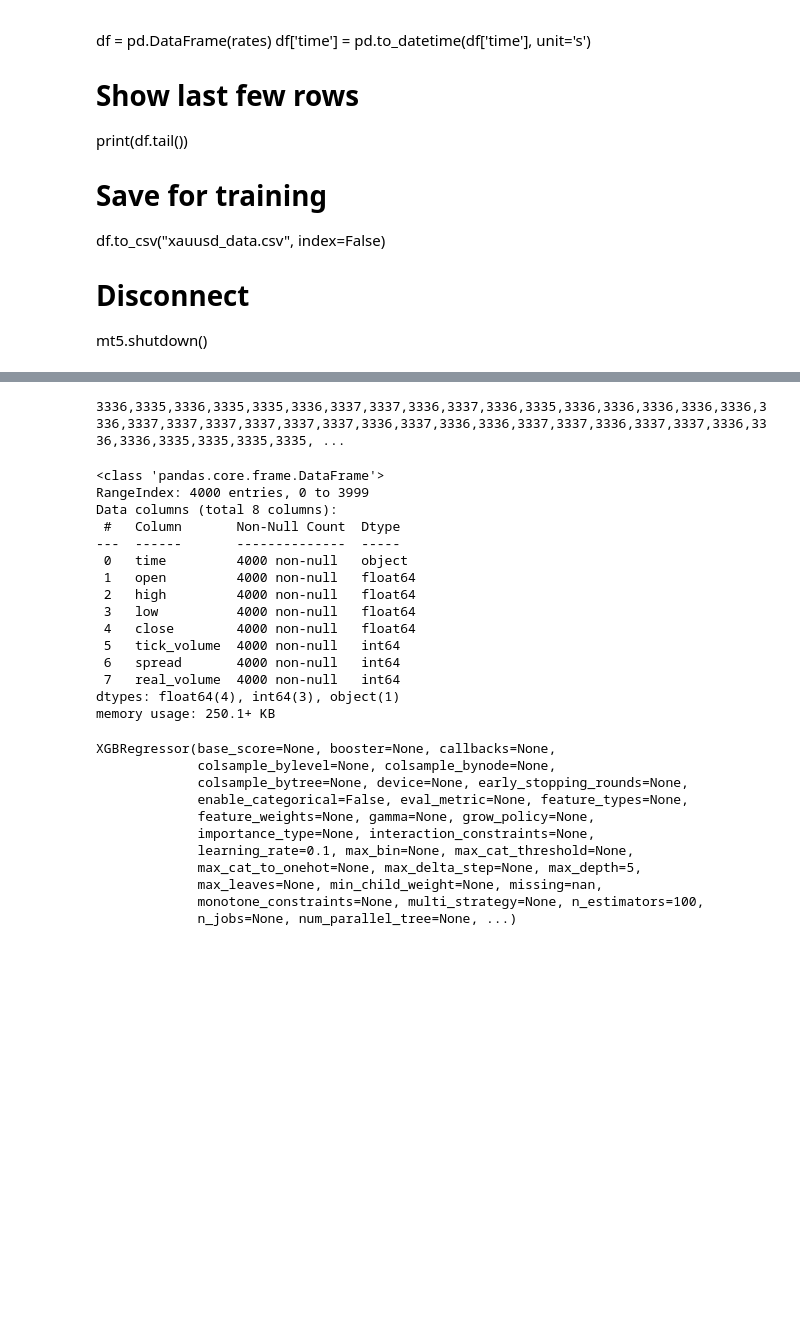
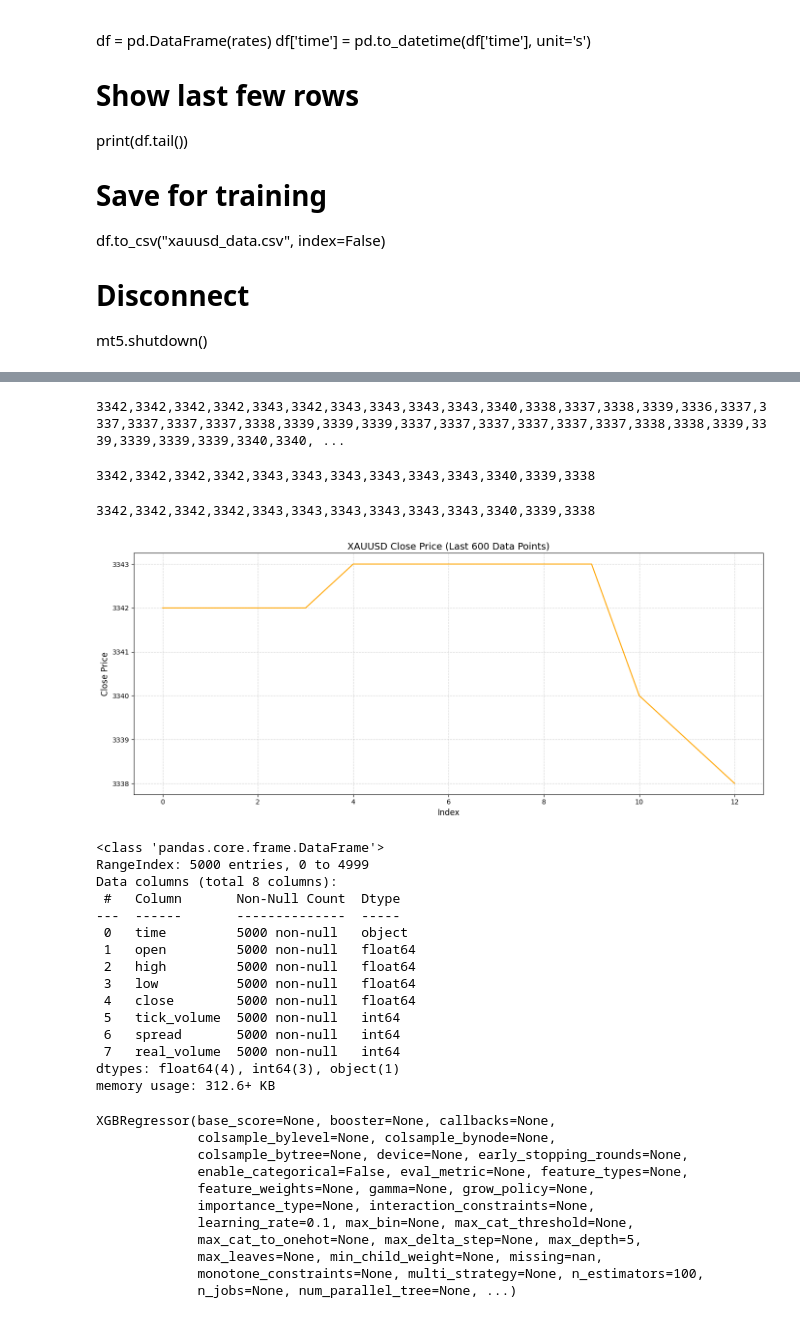
Before and after one commit to romeofx/Usdaud_forecast, a Jupyter notebook: xauusd_train.ipynb, the cells around one changed output, grey strips where cells are left out. Cells and saved outputs as stored; diff of their text form; code cells hidden in the pictures; blank space fills up the shorter version.

```diff
--- a/xauusd_train.ipynb
+++ b/xauusd_train.ipynb
@@ -135,26 +135,75 @@ df.head()
 # %%
 # Print the last 350 closing prices as comma-separated integers
-print(",".join([str(int(val)) for val in df["close"].tail(350)]))
+print(",".join([str(int(val)) for val in df["close"].tail(600)]))
 # %% [output]
-3336,3335,3336,3335,3335,3336,3337,3337,3336,3337,3336,3335,3336,3336,3336,3336,3336,3336,3337,3337,3337,3337,3337,3337,3336,3337,3336,3336,3337,3337,3336,3337,3337,3336,3336,3336,3335,3335,3335,3335, ...
+3342,3342,3342,3342,3343,3342,3343,3343,3343,3343,3340,3338,3337,3338,3339,3336,3337,3337,3337,3337,3337,3338,3339,3339,3339,3337,3337,3337,3337,3337,3337,3338,3338,3339,3339,3339,3339,3339,3340,3340, ...
+# %%
+import pandas as pd
+import matplotlib.pyplot as plt
+
+# ✅ Load and preprocess (assuming df already exists and has a 'close' column)
+# Drop NaNs and ellipses
+df["close"] = pd.to_numeric(df["close"], errors="coerce")  # force invalid values to NaN
+df = df.dropna(subset=["close"])  # remove rows where 'close' is NaN
+
+# ✅ Extract the last 600 valid close prices
+last_600 = df["close"].tail(600).reset_index(drop=True).to_frame()
+
+# ✅ Optional: Print as comma-separated integers (safe conversion)
+print(",".join([str(int(round(val))) for val in last_600["close"]]))
+# %% [output]
+3342,3342,3342,3342,3343,3343,3343,3343,3343,3343,3340,3339,3338
+# %%
+import pandas as pd
+import matplotlib.pyplot as plt
+
+# ✅ Ensure 'close' column is numeric and drop invalid values
+df["close"] = pd.to_numeric(df["close"], errors="coerce")
+df = df.dropna(subset=["close"])
+
+# ✅ Extract last 600 valid close prices
+last_n = 600
+last_600 = df["close"].tail(last_n).reset_index(drop=True).to_frame()
+
+# ✅ Optional: Print comma-separated prices as integers
+safe_prices = ",".join([str(int(round(val))) for val in last_600["close"]])
+print(safe_prices)
+
+# ✅ Plotting
+plt.figure(figsize=(14, 6))
+plt.plot(last_600["close"], color='orange', linewidth=1.5)
+
+plt.title(f"XAUUSD Close Price (Last {last_n} Data Points)", fontsize=14)
+plt.xlabel("Index", fontsize=12)
+plt.ylabel("Close Price", fontsize=12)
+plt.grid(True, linestyle='--', alpha=0.5)
+plt.tight_layout()
+
+# Optional: Save to file
+# plt.savefig("xauusd_close_plot.png", dpi=300)
+
+plt.show()
+# %% [output]
+3342,3342,3342,3342,3343,3343,3343,3343,3343,3343,3340,3339,3338
+[figure, added]
 # %%
 df.info()
 # %% [output]
 <class 'pandas.core.frame.DataFrame'>
-RangeIndex: 4000 entries, 0 to 3999
+RangeIndex: 5000 entries, 0 to 4999
 Data columns (total 8 columns):
  #   Column       Non-Null Count  Dtype
 ---  ------       --------------  -----
- 0   time         4000 non-null   object
- 1   open         4000 non-null   float64
- 2   high         4000 non-null   float64
- 3   low          4000 non-null   float64
- 4   close        4000 non-null   float64
- 5   tick_volume  4000 non-null   int64
- 6   spread       4000 non-null   int64
- 7   real_volume  4000 non-null   int64
+ 0   time         5000 non-null   object
+ 1   open         5000 non-null   float64
+ 2   high         5000 non-null   float64
+ 3   low          5000 non-null   float64
+ 4   close        5000 non-null   float64
+ 5   tick_volume  5000 non-null   int64
+ 6   spread       5000 non-null   int64
+ 7   real_volume  5000 non-null   int64
 dtypes: float64(4), int64(3), object(1)
-memory usage: 250.1+ KB
+memory usage: 312.6+ KB
 # %%
 # === Step 1: Load and clean the dataset ===
 df = pd.read_csv("xauusd_data.csv")
```
Also changed, not shown: parts of 2 cells of this notebook, 3 other files.
